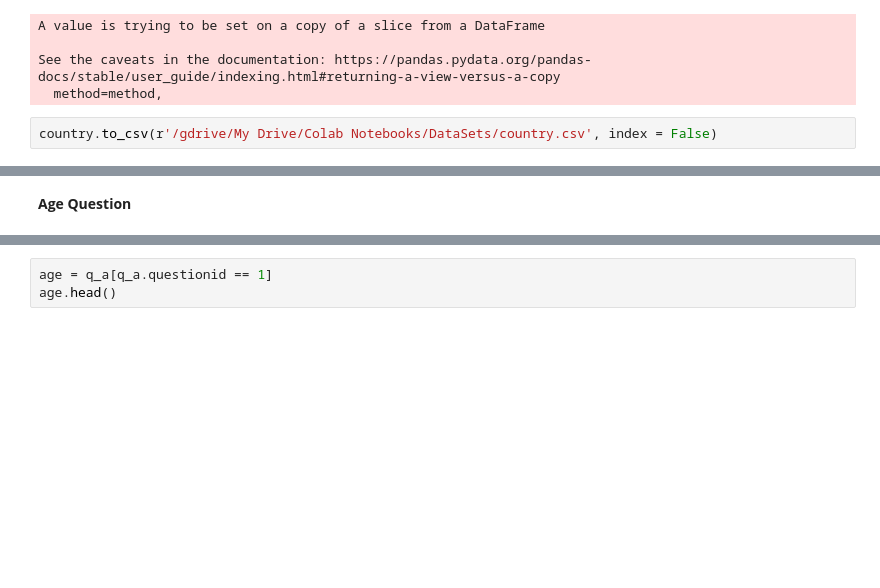
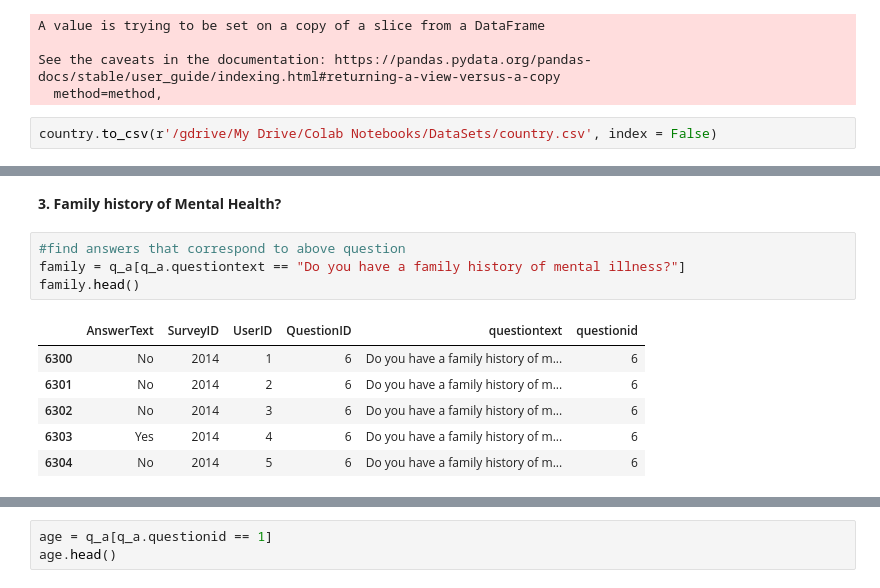
Before and after one commit to lauren-esser/Exploring_Mental_Health_with_SQL, a Jupyter notebook: Mental_Health_Survey.ipynb, the cells around one changed output, grey strips where cells are left out. Cells and saved outputs as stored; diff of their text form; blank space fills up the shorter version.

```diff
--- a/Mental_Health_Survey.ipynb
+++ b/Mental_Health_Survey.ipynb
@@ -222,2 +220,13 @@ country.to_csv(r'/gdrive/My Drive/Colab Notebooks/DataSets/country.csv', index =
-# %% [markdown]
-**Age Question**
+# %% [markdown]
+**3. Family history of Mental Health?**
+# %%
+#find answers that correspond to above question
+family = q_a[q_a.questiontext == "Do you have a family history of mental illness?"]
+family.head()
+# %% [output]
+|  | AnswerText | SurveyID | UserID | QuestionID | questiontext | questionid |
+| 6300 | No | 2014 | 1 | 6 | Do you have a family history of m... | 6 |
+| 6301 | No | 2014 | 2 | 6 | Do you have a family history of m... | 6 |
+| 6302 | No | 2014 | 3 | 6 | Do you have a family history of m... | 6 |
+| 6303 | Yes | 2014 | 4 | 6 | Do you have a family history of m... | 6 |
+| 6304 | No | 2014 | 5 | 6 | Do you have a family history of m... | 6 |
```
Also changed, not shown: parts of 20 cells of this notebook.
